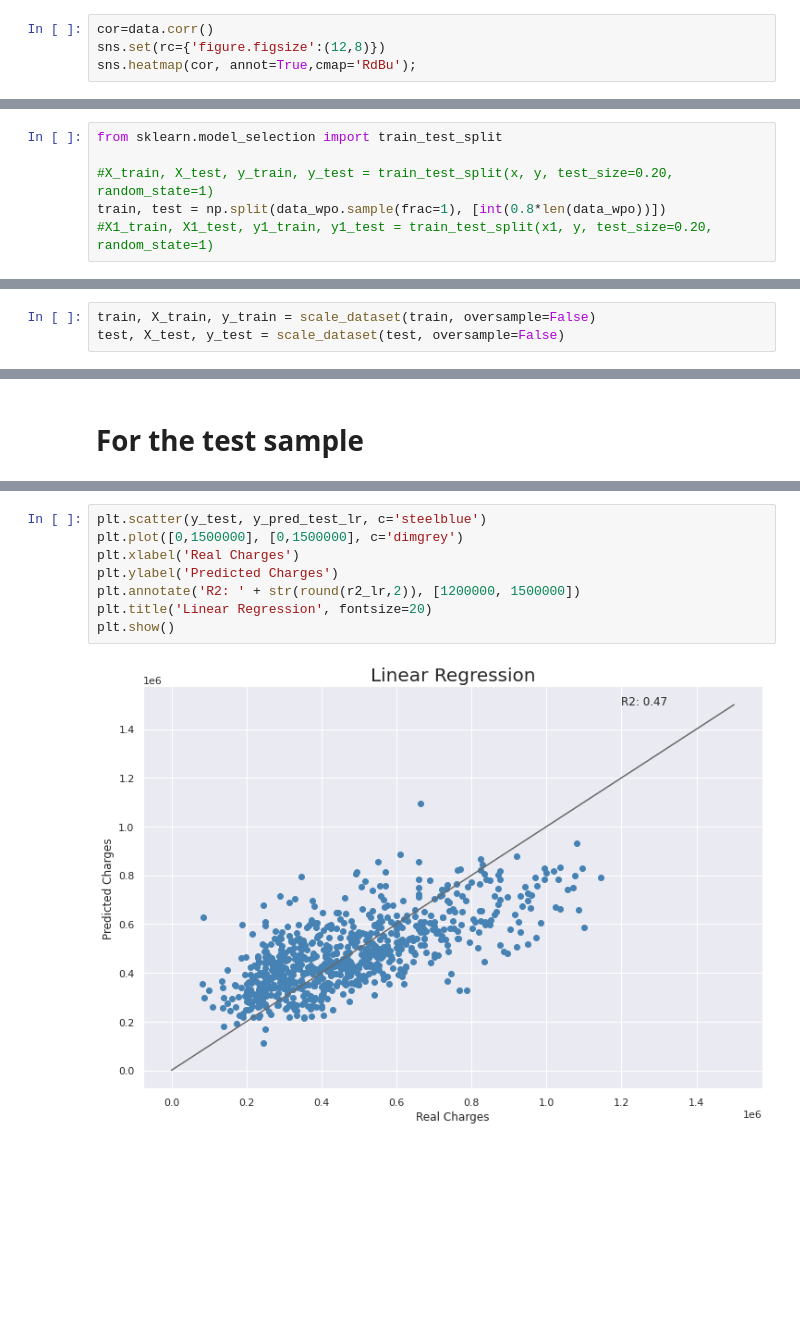
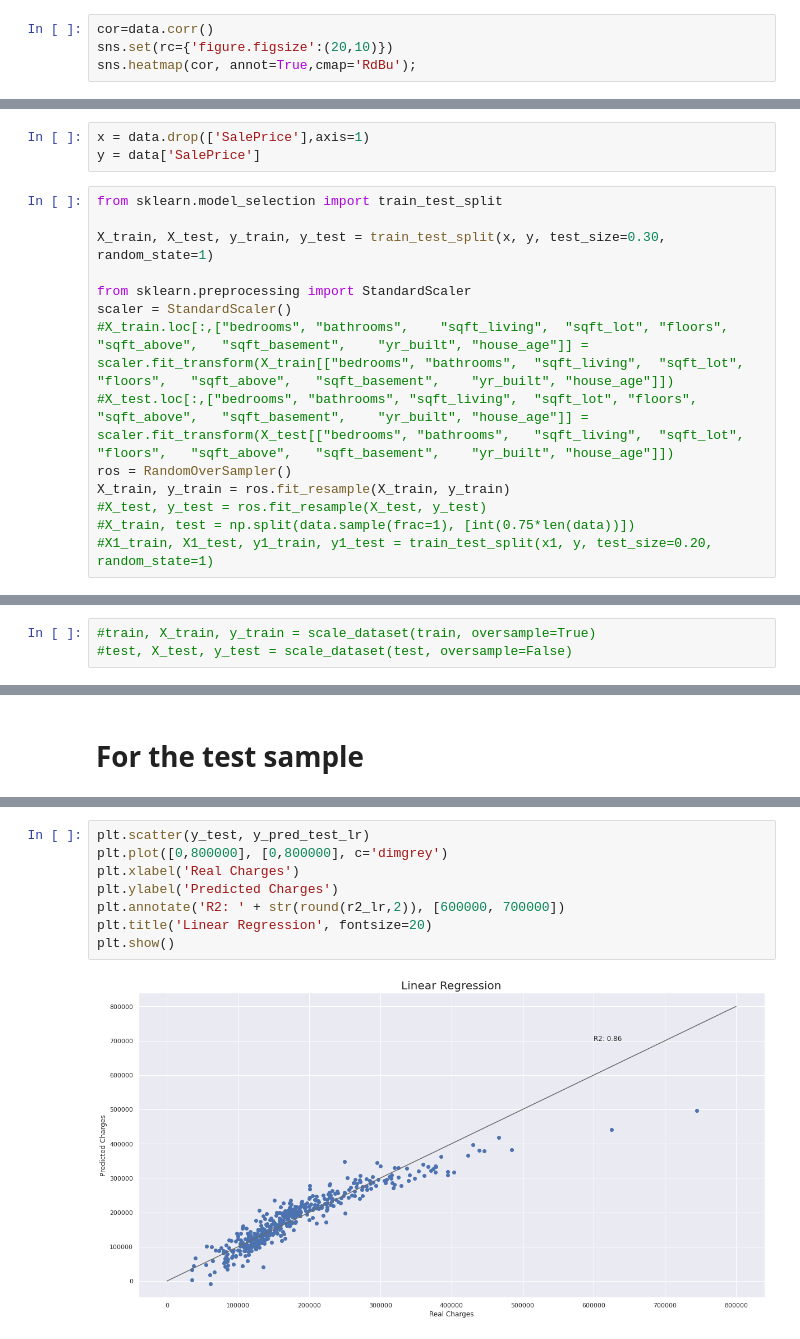
Before and after one commit to VascoBartolo/ML_project, a Jupyter notebook: ML_project.ipynb, the cells around one changed output, grey strips where cells are left out. Cells and saved outputs as stored; diff of their text form; blank space fills up the shorter version.

Commit message:
Feature importance nova databse

```diff
--- a/ML_project.ipynb
+++ b/ML_project.ipynb
@@ -147,5 +96,5 @@ Name: view, dtype: int64
 # %%
 cor=data.corr()
-sns.set(rc={'figure.figsize':(12,8)})
+sns.set(rc={'figure.figsize':(20,10)})
 sns.heatmap(cor, annot=True,cmap='RdBu');
 # %% [output]
@@ -214,8 +106,19 @@ data_clean.describe()
+# %%
+x = data.drop(['SalePrice'],axis=1)
+y = data['SalePrice']
 # %%
 from sklearn.model_selection import train_test_split
 
-#X_train, X_test, y_train, y_test = train_test_split(x, y, test_size=0.20, random_state=1)
-train, test = np.split(data_wpo.sample(frac=1), [int(0.8*len(data_wpo))])
+X_train, X_test, y_train, y_test = train_test_split(x, y, test_size=0.30, random_state=1)
+
+from sklearn.preprocessing import StandardScaler
+scaler = StandardScaler()
+#X_train.loc[:,["bedrooms", "bathrooms",	"sqft_living",	"sqft_lot",	"floors",	"sqft_above",	"sqft_basement",	"yr_built",	"house_age"]] = scaler.fit_transform(X_train[["bedrooms", "bathrooms",	"sqft_living",	"sqft_lot",	"floors",	"sqft_above",	"sqft_basement",	"yr_built",	"house_age"]])
+#X_test.loc[:,["bedrooms", "bathrooms",	"sqft_living",	"sqft_lot",	"floors",	"sqft_above",	"sqft_basement",	"yr_built",	"house_age"]] = scaler.fit_transform(X_test[["bedrooms", "bathrooms",	"sqft_living",	"sqft_lot",	"floors",	"sqft_above",	"sqft_basement",	"yr_built",	"house_age"]])
+ros = RandomOverSampler()
+X_train, y_train = ros.fit_resample(X_train, y_train)
+#X_test, y_test = ros.fit_resample(X_test, y_test)
+#X_train, test = np.split(data.sample(frac=1), [int(0.75*len(data))])
 #X1_train, X1_test, y1_train, y1_test = train_test_split(x1, y, test_size=0.20, random_state=1)
 # %%
 from sklearn.preprocessing import StandardScaler
@@ -236,5 +139,5 @@ def scale_dataset(dataframe, oversample=False):
 
   return data, X, y
 # %%
-train, X_train, y_train = scale_dataset(train, oversample=False)
-test, X_test, y_test = scale_dataset(test, oversample=False)
+#train, X_train, y_train = scale_dataset(train, oversample=True)
+#test, X_test, y_test = scale_dataset(test, oversample=False)
@@ -440,12 +305,12 @@ metrics_test
 # %%
-plt.scatter(y_test, y_pred_test_lr, c='steelblue')
-plt.plot([0,1500000], [0,1500000], c='dimgrey')
+plt.scatter(y_test, y_pred_test_lr)
+plt.plot([0,800000], [0,800000], c='dimgrey')
 plt.xlabel('Real Charges')
 plt.ylabel('Predicted Charges')
-plt.annotate('R2: ' + str(round(r2_lr,2)), [1200000, 1500000])
+plt.annotate('R2: ' + str(round(r2_lr,2)), [600000, 700000])
 plt.title('Linear Regression', fontsize=20)
 plt.show()
 # %% [output]
-[figure, old version]
+[figure, new version]
 # %%
 plt.scatter(y_test, y_pred_test_kn, c='steelblue')
```
Also changed, not shown: parts of 26 cells of this notebook.
